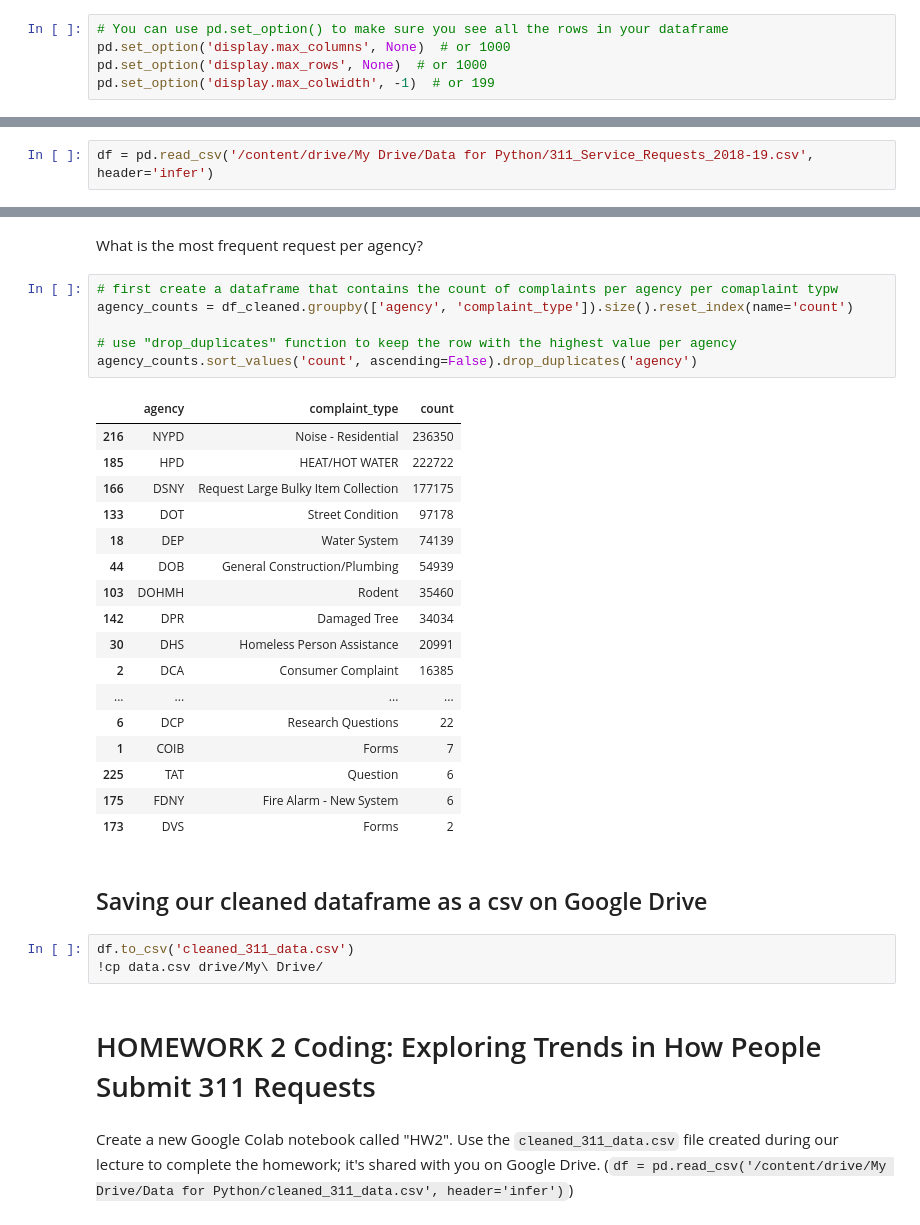
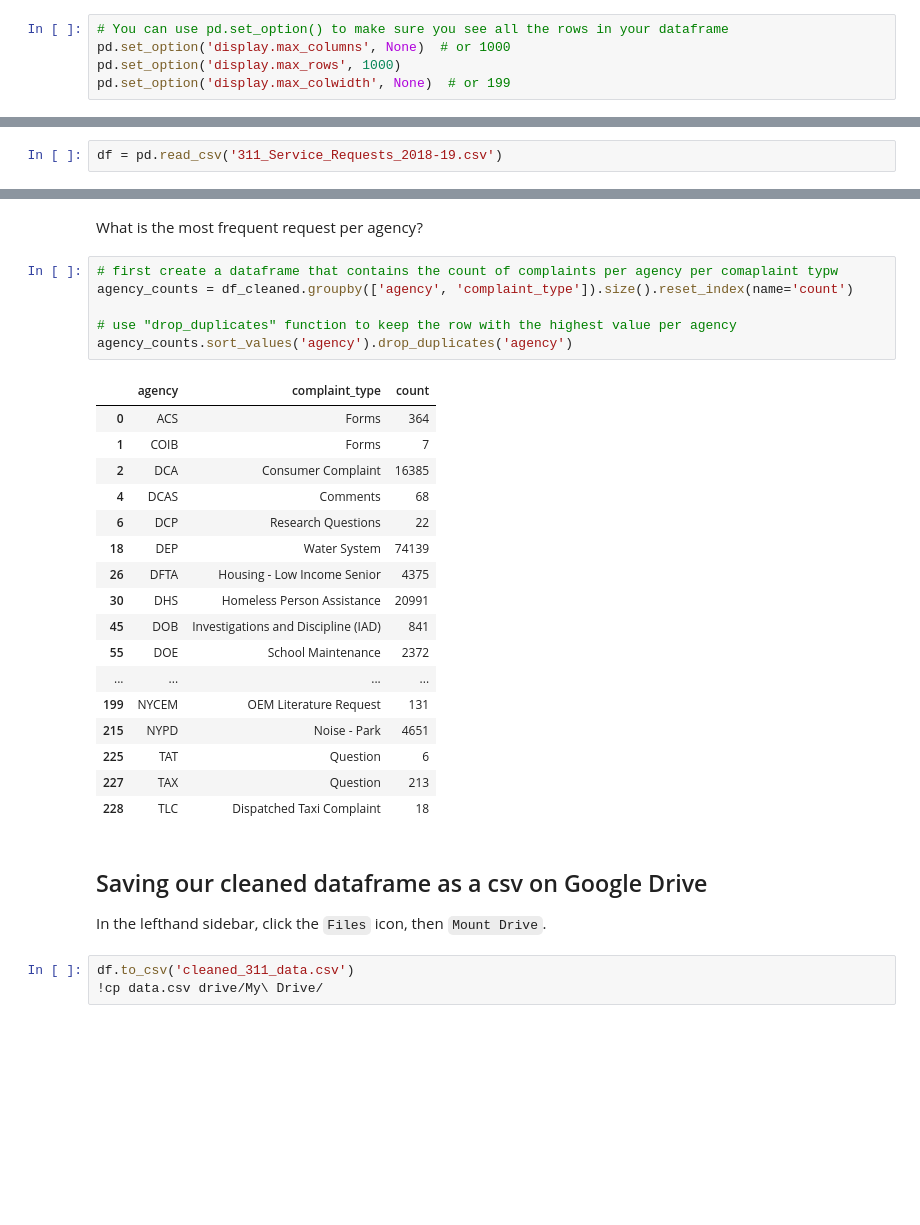
Before and after one commit to afeld/python-public-policy, a Jupyter notebook: lecture_1.ipynb, the cells around one changed output, grey strips where cells are left out. Cells and saved outputs as stored; diff of their text form; blank space fills up the shorter version.

Commit message:
lecture 1 cleanup

```diff
--- a/lecture_1.ipynb
+++ b/lecture_1.ipynb
@@ -13,7 +14,7 @@ from google.colab import drive
 # %%
 # You can use pd.set_option() to make sure you see all the rows in your dataframe
 pd.set_option('display.max_columns', None)  # or 1000
-pd.set_option('display.max_rows', None)  # or 1000
-pd.set_option('display.max_colwidth', -1)  # or 199
+pd.set_option('display.max_rows', 1000)
+pd.set_option('display.max_colwidth', None)  # or 199
 # %% [markdown]
 ## Read and save 311 Service Requests dataset as a pandas dataframe
@@ -23,5 +26,5 @@ drive.mount('/content/drive')
 # %%
-df = pd.read_csv('/content/drive/My Drive/Data for Python/311_Service_Requests_2018-19.csv', header='infer')
+df = pd.read_csv('311_Service_Requests_2018-19.csv')
 # %% [markdown]
 ## **Today's goal**: learn which 311 complaints are most common and which agencies are responsible for handling them. But first, data clean up!
 # %% [markdown]
@@ -501,33 +560,31 @@ What is the most frequent request per agency?
 # %%
 # first create a dataframe that contains the count of complaints per agency per comaplaint typw
 agency_counts = df_cleaned.groupby(['agency', 'complaint_type']).size().reset_index(name='count')
 
 # use "drop_duplicates" function to keep the row with the highest value per agency
-agency_counts.sort_values('count', ascending=False).drop_duplicates('agency')
+agency_counts.sort_values('agency').drop_duplicates('agency')
 # %% [output]
 |  | agency | complaint_type | count |
-| 216 | NYPD | Noise - Residential | 236350 |
-| 185 | HPD | HEAT/HOT WATER | 222722 |
-| 166 | DSNY | Request Large Bulky Item Collection | 177175 |
-| 133 | DOT | Street Condition | 97178 |
+| 0 | ACS | Forms | 364 |
+| 1 | COIB | Forms | 7 |
+| 2 | DCA | Consumer Complaint | 16385 |
+| 4 | DCAS | Comments | 68 |
+| 6 | DCP | Research Questions | 22 |
 | 18 | DEP | Water System | 74139 |
-| 44 | DOB | General Construction/Plumbing | 54939 |
-| 103 | DOHMH | Rodent | 35460 |
-| 142 | DPR | Damaged Tree | 34034 |
+| 26 | DFTA | Housing - Low Income Senior | 4375 |
 | 30 | DHS | Homeless Person Assistance | 20991 |
-| 2 | DCA | Consumer Complaint | 16385 |
+| 45 | DOB | Investigations and Discipline (IAD) | 841 |
+| 55 | DOE | School Maintenance | 2372 |
 | ... | ... | ... | ... |
-| 6 | DCP | Research Questions | 22 |
-| 1 | COIB | Forms | 7 |
+| 199 | NYCEM | OEM Literature Request | 131 |
+| 215 | NYPD | Noise - Park | 4651 |
 | 225 | TAT | Question | 6 |
-| 175 | FDNY | Fire Alarm - New System | 6 |
-| 173 | DVS | Forms | 2 |
+| 227 | TAX | Question | 213 |
+| 228 | TLC | Dispatched Taxi Complaint | 18 |
 # %% [markdown]
 ## Saving our cleaned dataframe as a csv on Google Drive
+
+In the lefthand sidebar, click the `Files` icon, then `Mount Drive`.
 # %%
 df.to_csv('cleaned_311_data.csv')
 !cp data.csv drive/My\ Drive/
-# %% [markdown]
-# HOMEWORK 2 Coding: Exploring Trends in How People Submit 311 Requests
-# %% [markdown]
-Create a new Google Colab notebook called "HW2". Use the `cleaned_311_data.csv` file created during our lecture to complete the homework; it's shared with you on Google Drive. (`df = pd.read_csv('/content/drive/My Drive/Data for Python/cleaned_311_data.csv', header='infer')`)
```
Also changed, not shown: parts of 53 cells of this notebook.
